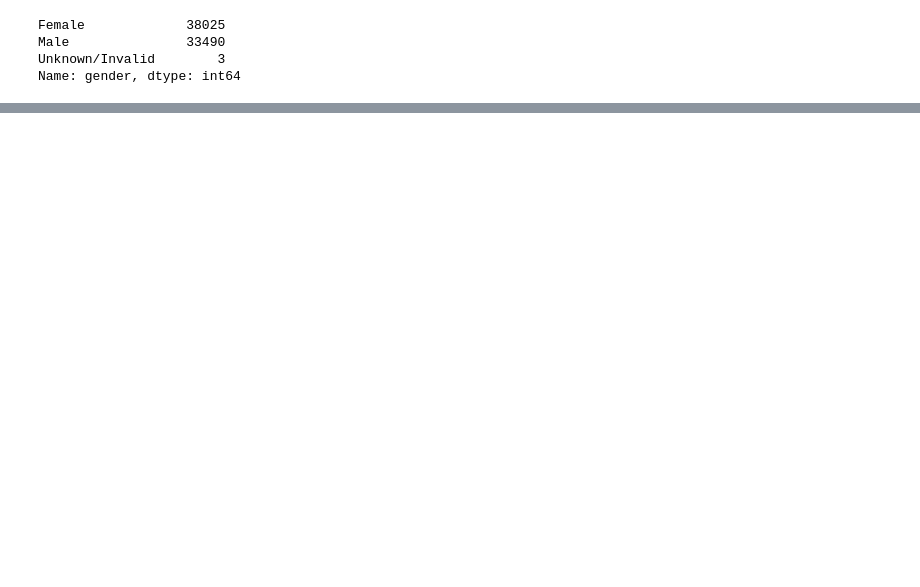
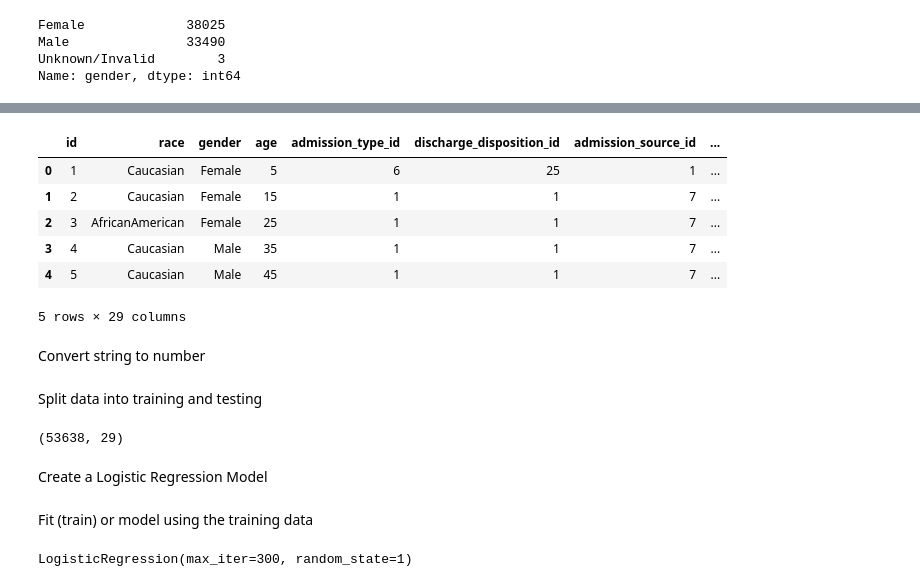
Before and after one commit to nisahahmed90/Final-Project, a Jupyter notebook: Prject_Final_code.ipynb, the cells around one changed output, grey strips where cells are left out. Drawn from its saved outputs; the diff is of its cells as text; code cells hidden in the pictures; blank space fills up the shorter version.

```diff
--- a/Prject_Final_code.ipynb
+++ b/Prject_Final_code.ipynb
@@ -629,0 +456,13 @@ plt.show()
+# %%
+#Show X
+X.head()
+# %% [output]
+|  | id | race | gender | age | admission_type_id | discharge_disposition_id | admission_source_id | ... |
+| 0 | 1 | Caucasian | Female | 5 | 6 | 25 | 1 | ... |
+| 1 | 2 | Caucasian | Female | 15 | 1 | 1 | 7 | ... |
+| 2 | 3 | AfricanAmerican | Female | 25 | 1 | 1 | 7 | ... |
+| 3 | 4 | Caucasian | Male | 35 | 1 | 1 | 7 | ... |
+| 4 | 5 | Caucasian | Male | 45 | 1 | 1 | 7 | ... |
+5 rows × 29 columns
+# %% [markdown]
+Convert string to number
@@ -629,0 +481,14 @@ plt.show()
+# %% [markdown]
+Split data into training and testing
+# %%
+from sklearn.model_selection import train_test_split
+
+X_train, X_test, y_train, y_test = train_test_split(X,
+                                                    y,
+                                                    random_state=1,
+                                                    stratify=y)
+X_train.shape
+# %% [output]
+(53638, 29)
+# %% [markdown]
+Create a Logistic Regression Model
@@ -629,0 +500,6 @@ plt.show()
+# %% [markdown]
+Fit (train) or model using the training data
+# %%
+classifier.fit(X_train, y_train)
+# %% [output]
+LogisticRegression(max_iter=300, random_state=1)
```
Also changed, not shown: parts of 56 cells of this notebook.
